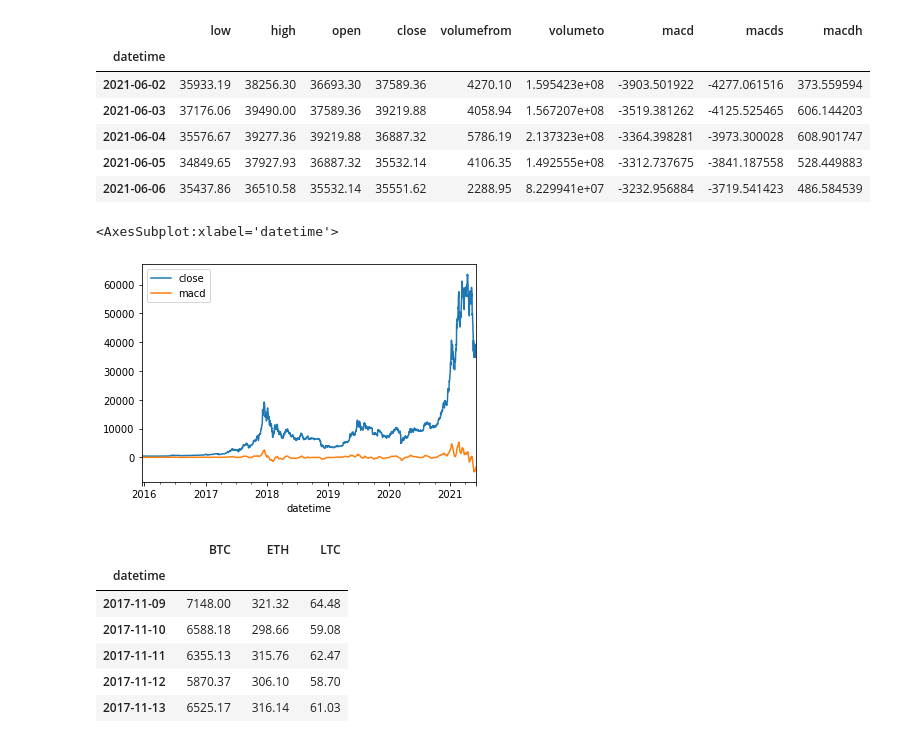
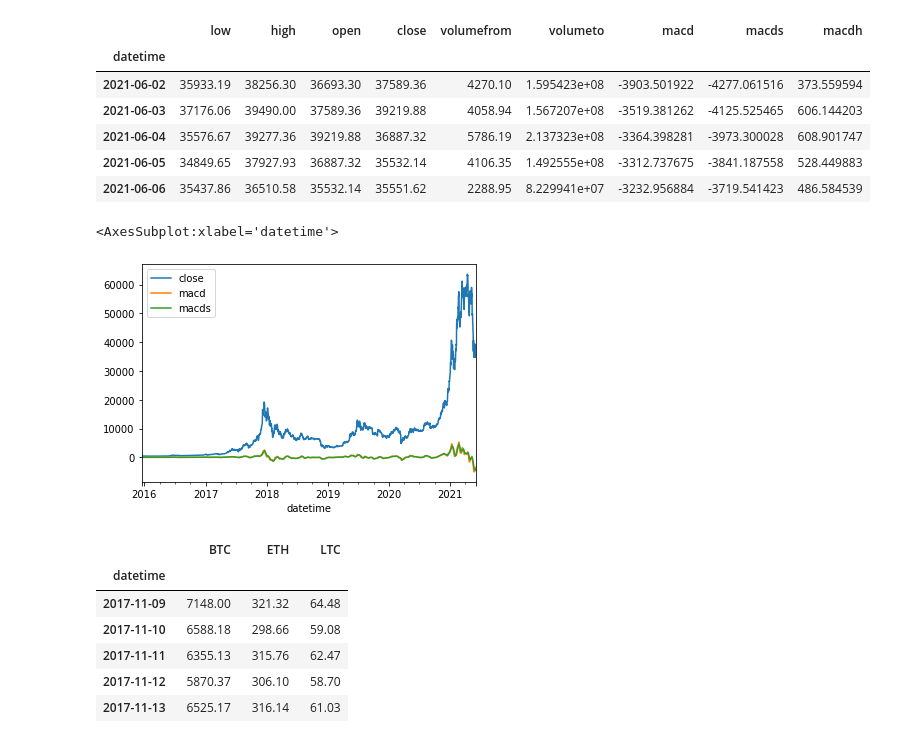
Before and after one commit to mblackstock/ds1-analytics, a Jupyter notebook: 6-crypto.ipynb, the cells around one changed output. Cells and saved outputs as stored; diff of their text form; code cells hidden in the pictures.

```diff
--- a/6-crypto.ipynb
+++ b/6-crypto.ipynb
@@ -527,10 +535,10 @@ df_btc.tail()
 | 2021-06-05 | 34849.65 | 37927.93 | 36887.32 | 35532.14 | 4106.35 | 1.492555e+08 | -3312.737675 | -3841.187558 | 528.449883 |
 | 2021-06-06 | 35437.86 | 36510.58 | 35532.14 | 35551.62 | 2288.95 | 8.229941e+07 | -3232.956884 | -3719.541423 | 486.584539 |
 # %%
-df_btc[['close','macd']].plot()
+df_btc[['close','macd', 'macds']].plot()
 # %% [output]
 <AxesSubplot:xlabel='datetime'>
-[figure, old version]
+[figure, new version]
 # %%
 df
 # %% [output]
```
Also changed, not shown: parts of 14 cells of this notebook.
